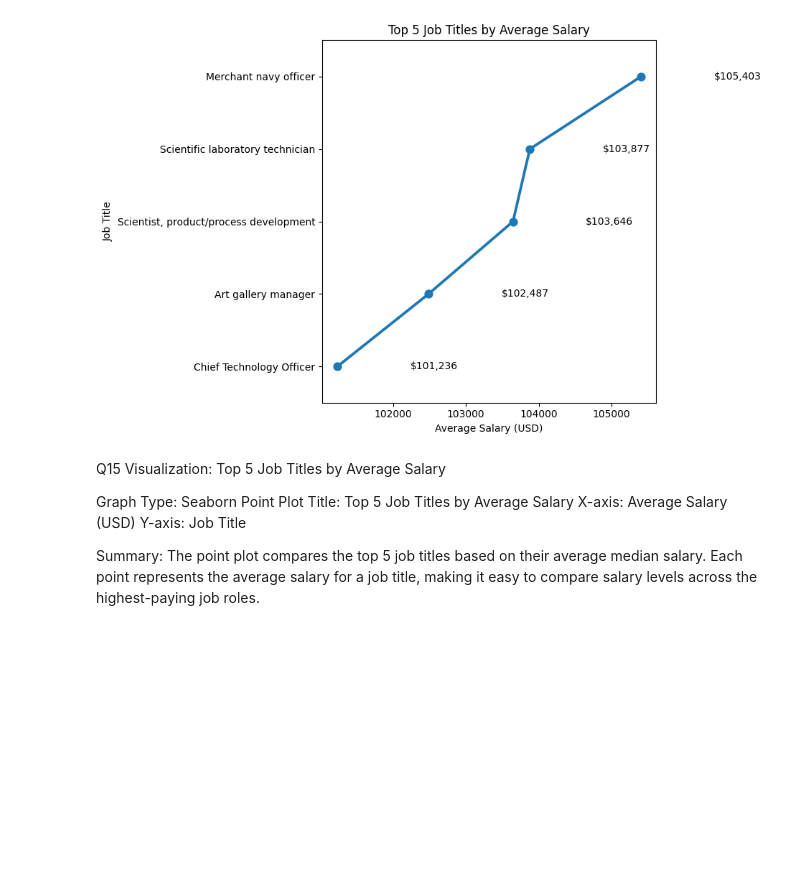
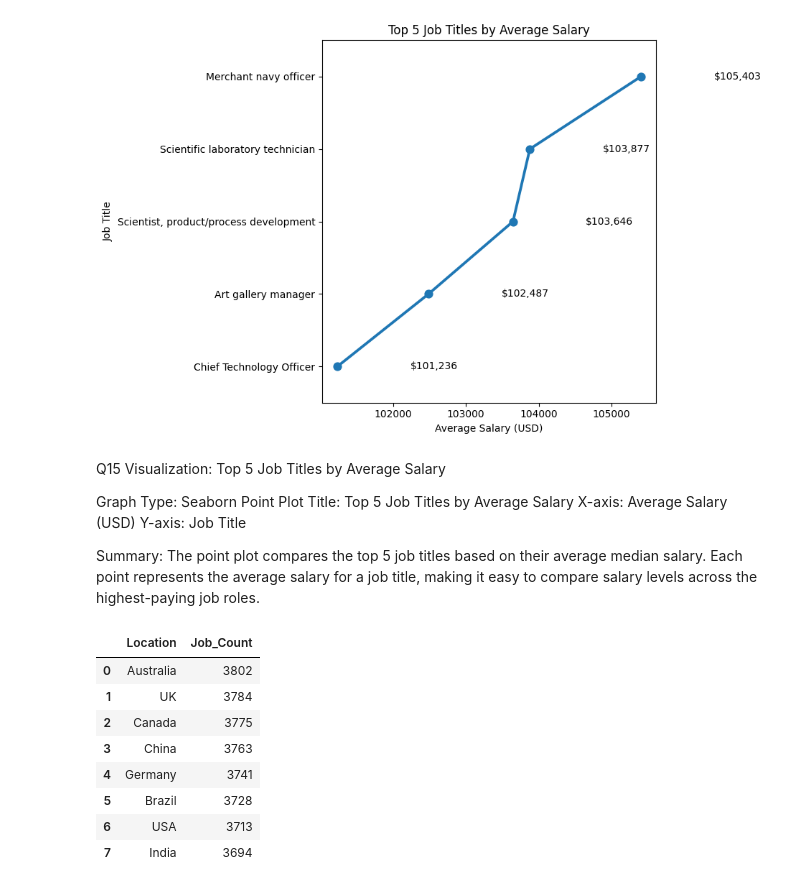
Before and after one commit to AJ0043/AI-Future-of-Jobs-Intelligence-Platform, a Jupyter notebook: AI_Adoption_&_Growth_Analysis.ipynb, the cells around one changed output. Drawn from its saved outputs; the diff is of its cells as text; code cells hidden in the pictures; blank space fills up the shorter version.

```diff
--- a/AI_Adoption_&_Growth_Analysis.ipynb
+++ b/AI_Adoption_&_Growth_Analysis.ipynb
@@ -3463,0 +3476,12 @@ The point plot compares the top 5 job titles based on their average median salar
+# %%
+location_jobs
+# %% [output]
+|  | Location | Job_Count |
+| 0 | Australia | 3802 |
+| 1 | UK | 3784 |
+| 2 | Canada | 3775 |
+| 3 | China | 3763 |
+| 4 | Germany | 3741 |
+| 5 | Brazil | 3728 |
+| 6 | USA | 3713 |
+| 7 | India | 3694 |
```
Also changed, not shown: parts of 6 cells of this notebook.
